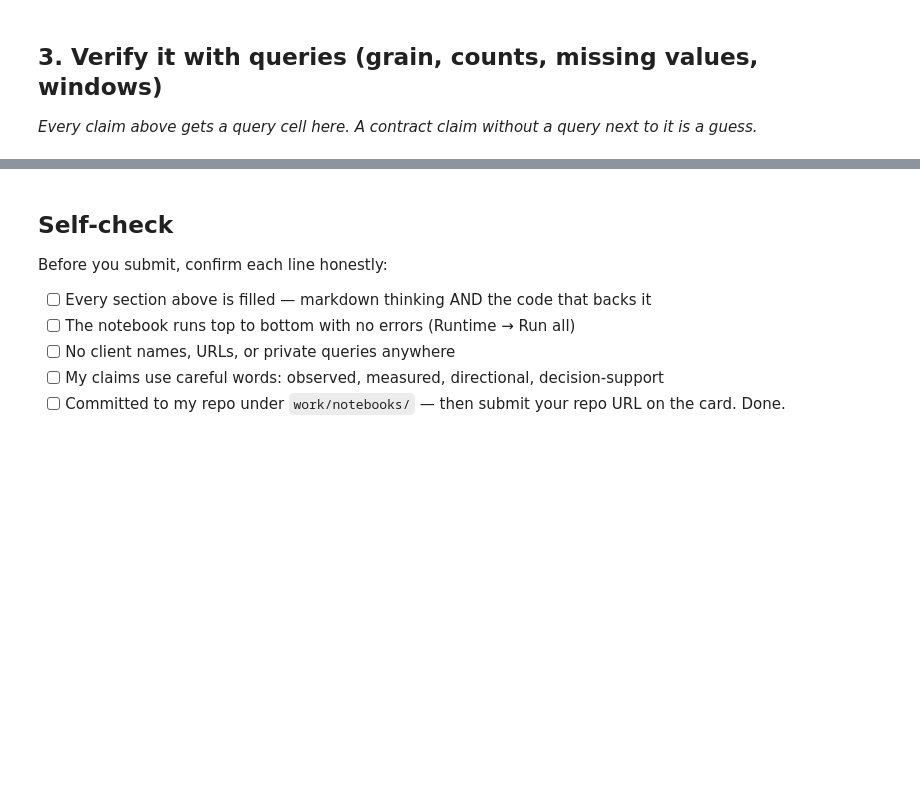
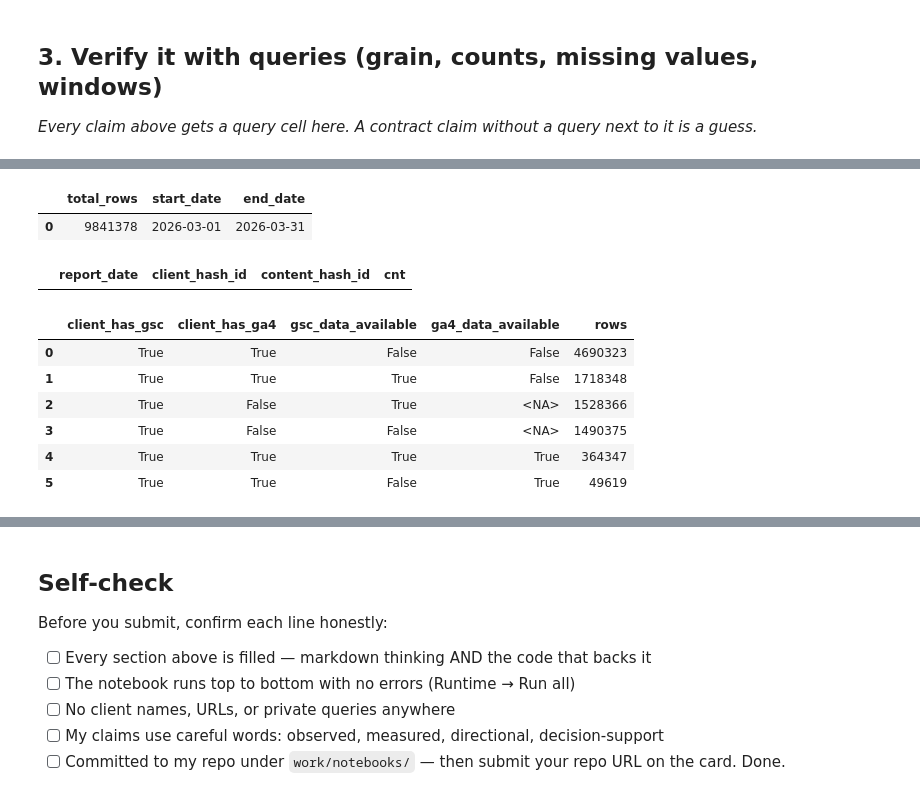
Before and after one commit to GauriKale1328/flyrank-assignment, a Jupyter notebook: work/notebooks/w03_data_contract.ipynb, the cells around one changed output, grey strips where cells are left out. Drawn from its saved outputs; the diff is of its cells as text; code cells hidden in the pictures; blank space fills up the shorter version.

```diff
--- a/work/notebooks/w03_data_contract.ipynb
+++ b/work/notebooks/w03_data_contract.ipynb
@@ -33,0 +149,73 @@ This skeleton is yours to fill. Work the sections **in order** — each one has
+# %%
+#Query 1: Count + Date Window
+query = """
+SELECT
+    COUNT(*) AS total_rows,
+    MIN(report_date) AS start_date,
+    MAX(report_date) AS end_date
+FROM read_parquet(
+'hf://datasets/FlyRank/internship-warehouse/fact_content_daily_performance/month=2026-03/data_0.parquet'
+)
+"""
+
+result = con.execute(query).df()
+
+result
+# %% [output]
+|  | total_rows | start_date | end_date |
+| 0 | 9841378 | 2026-03-01 | 2026-03-31 |
+# %%
+#Query 2: Grain check
+query = """
+SELECT
+    report_date,
+    client_hash_id,
+    content_hash_id,
+    COUNT(*) AS cnt
+FROM read_parquet(
+'hf://datasets/FlyRank/internship-warehouse/fact_content_daily_performance/month=2026-03/data_0.parquet'
+)
+GROUP BY
+    report_date,
+    client_hash_id,
+    content_hash_id
+HAVING COUNT(*) > 1
+LIMIT 5
+"""
+
+duplicates = con.execute(query).df()
+
+duplicates
+# %% [output]
+|  | report_date | client_hash_id | content_hash_id | cnt |
+# %%
+#Query 3: Missing values / availability check.
+query = """
+SELECT
+    client_has_gsc,
+    client_has_ga4,
+    gsc_data_available,
+    ga4_data_available,
+    COUNT(*) AS rows
+FROM read_parquet(
+'hf://datasets/FlyRank/internship-warehouse/fact_content_daily_performance/month=2026-03/data_0.parquet'
+)
+GROUP BY
+    client_has_gsc,
+    client_has_ga4,
+    gsc_data_available,
+    ga4_data_available
+ORDER BY rows DESC
+"""
+
+availability = con.execute(query).df()
+
+availability
+# %% [output]
+|  | client_has_gsc | client_has_ga4 | gsc_data_available | ga4_data_available | rows |
+| 0 | True | True | False | False | 4690323 |
+| 1 | True | True | True | False | 1718348 |
+| 2 | True | False | True | <NA> | 1528366 |
+| 3 | True | False | False | <NA> | 1490375 |
+| 4 | True | True | True | True | 364347 |
+| 5 | True | True | False | True | 49619 |
```
Also changed, not shown: parts of 15 cells of this notebook.
